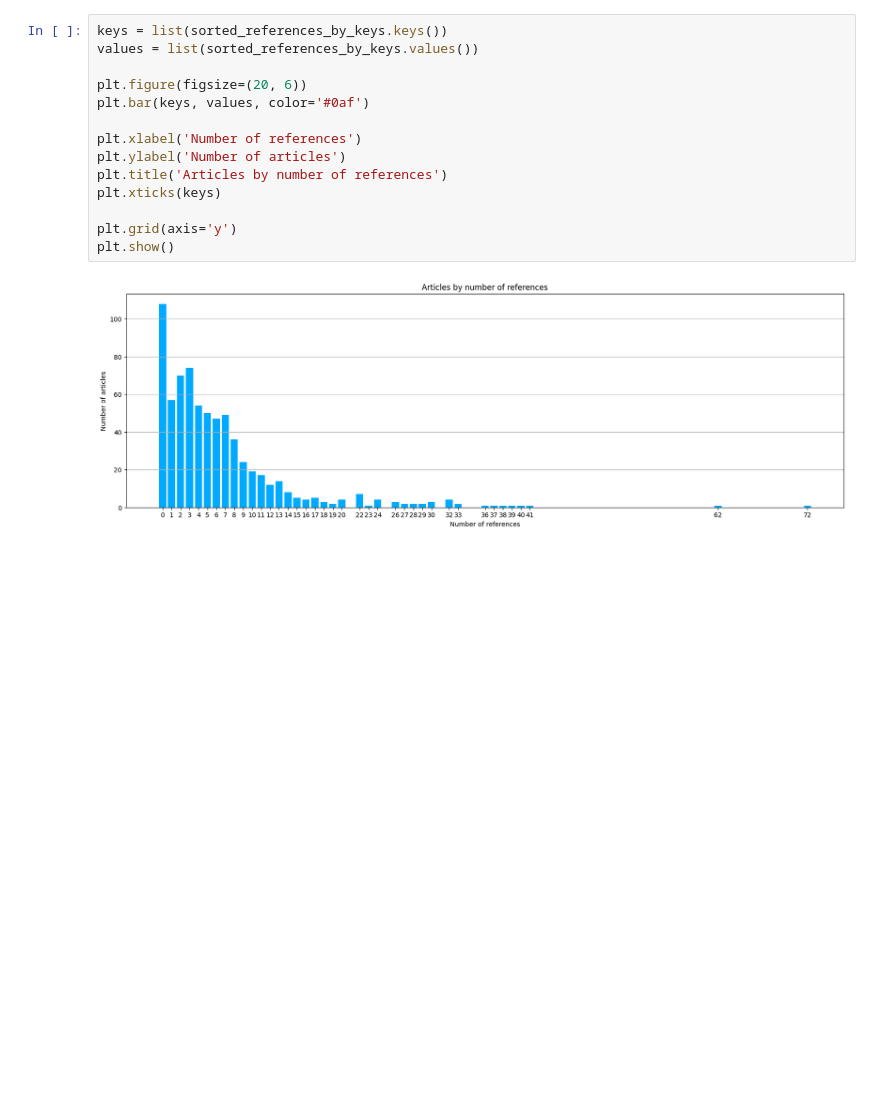
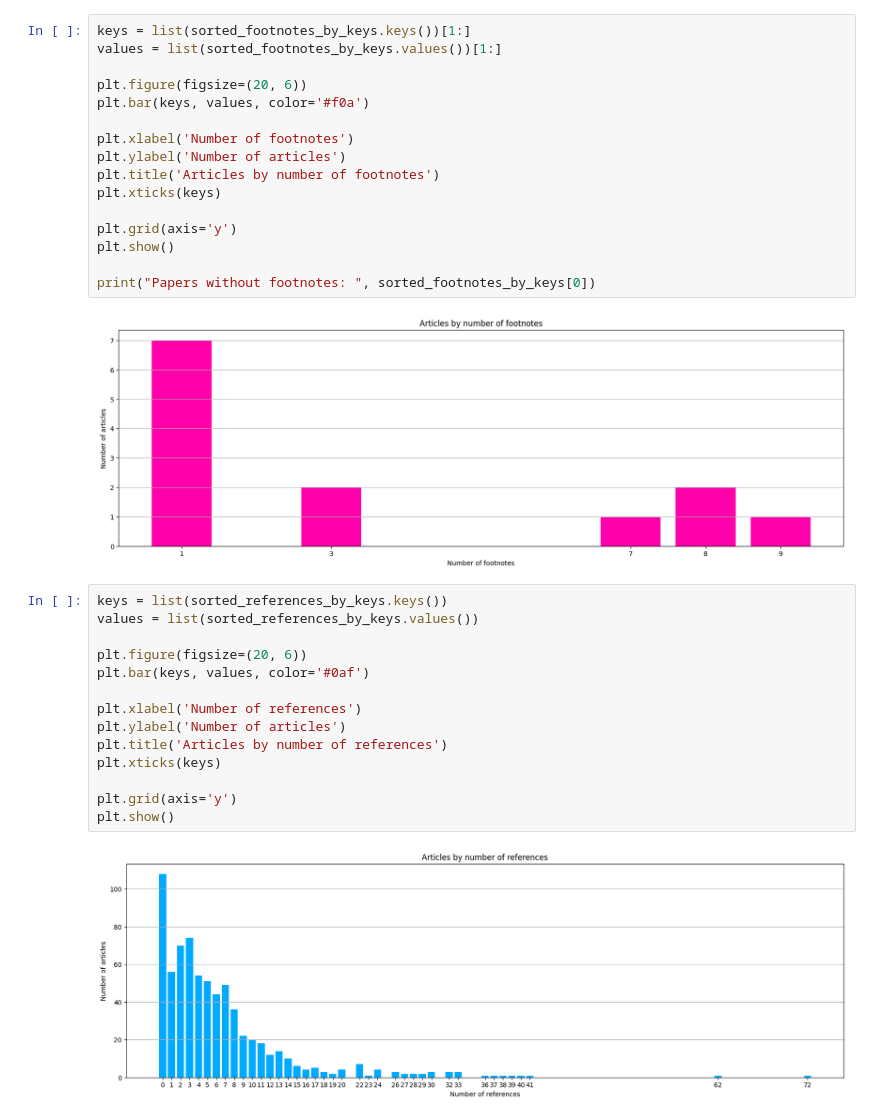
Before and after one commit to Xhst/data-engineering-projects, a Jupyter notebook: project-1/data_analysis.ipynb, the cells around one changed output. Saved outputs shown, nothing was run; the diff lists cells and outputs as text; blank space fills up the shorter version.

```diff
--- a/project-1/data_analysis.ipynb
+++ b/project-1/data_analysis.ipynb
@@ -134,3 +142,21 @@ plt.show()
+# %%
+keys = list(sorted_footnotes_by_keys.keys())[1:]
+values = list(sorted_footnotes_by_keys.values())[1:]
+
+plt.figure(figsize=(20, 6))
+plt.bar(keys, values, color='#f0a')
+
+plt.xlabel('Number of footnotes')
+plt.ylabel('Number of articles')
+plt.title('Articles by number of footnotes')
+plt.xticks(keys)
+
+plt.grid(axis='y')
+plt.show()
+
+print("Papers without footnotes: ", sorted_footnotes_by_keys[0])
+# %% [output]
+[figure, added]
 # %%
 keys = list(sorted_references_by_keys.keys())
 values = list(sorted_references_by_keys.values())
```
Also changed, not shown: parts of 3 cells of this notebook.
